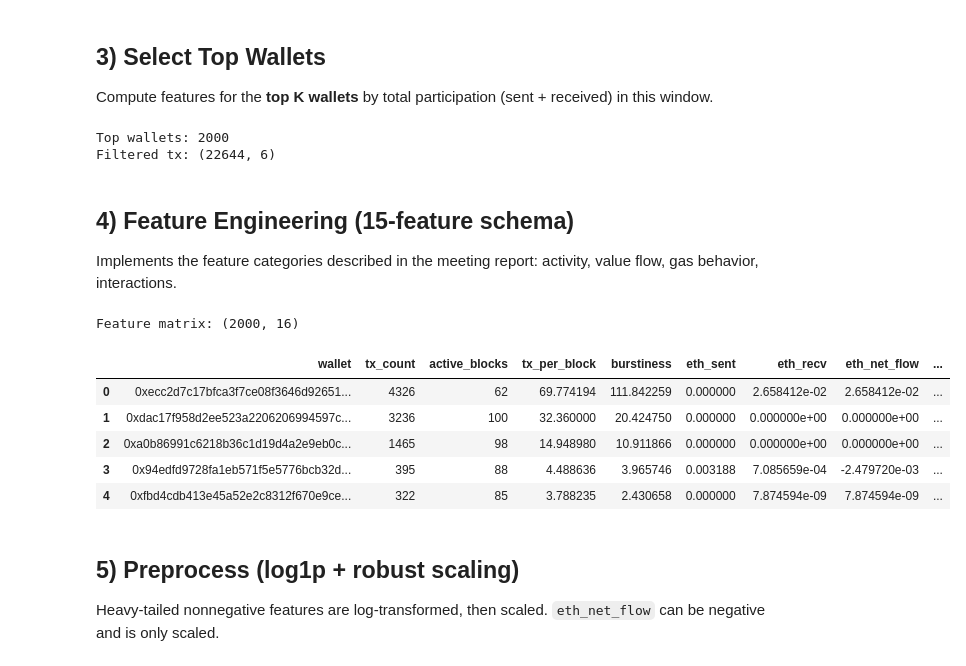
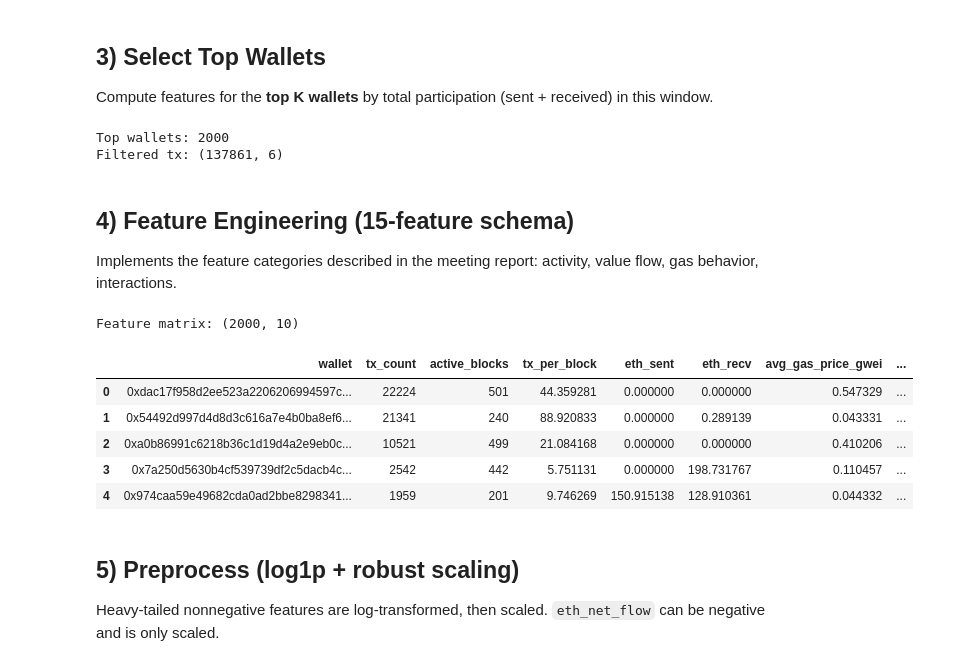
Before and after one commit to KaiiB/chainsense, a Jupyter notebook: chainsense_feature_space.ipynb, the cells around one changed output. Saved outputs shown, nothing was run; the diff lists cells and outputs as text; code cells hidden in the pictures.

```diff
--- a/chainsense_feature_space.ipynb
+++ b/chainsense_feature_space.ipynb
@@ -13,16 +13,20 @@ from sklearn.decomposition import PCA
 from sklearn.cluster import KMeans
 from sklearn.metrics import silhouette_score
 from sklearn.discriminant_analysis import LinearDiscriminantAnalysis
+import hdbscan
 
 import matplotlib.pyplot as plt
+import plotly.express as px
+import plotly.graph_objects as go
 
 DATA_DIR = Path("data")
-TX_PARQUET = DATA_DIR / "bronze" / "transactions.parquet"
+TX_PARQUET = DATA_DIR / "transactions.parquet"
 
 TOP_K_WALLETS = 2000  # adjust down if memory is tight
 K_RANGE = range(2, 9)
 RANDOM_STATE = 42
 
+
 pd.set_option("display.max_columns", 200)
 # %% [markdown]
 ## 1) (Optional) Ingest from Alchemy (API-dependent)
@@ -108,7 +113,7 @@ print("Top wallets:", len(top_wallets))
 print("Filtered tx:", tx_top.shape)
 # %% [output]
 Top wallets: 2000
-Filtered tx: (22644, 6)
+Filtered tx: (137861, 6)
 # %% [markdown]
 ## 4) Feature Engineering (15-feature schema)
 Implements the feature categories described in the meeting report: activity, value flow, gas behavior, interactions.
@@ -153,46 +158,46 @@ avg_tx_value = g["value_eth"].mean().fillna(0).rename("avg_tx_value")
 avg_gas = g["gas"].mean().fillna(0).rename("avg_gas")
 avg_gas_price_gwei = g["gas_price_gwei"].mean().fillna(0).rename("avg_gas_price_gwei")
 both["gas_spent_eth"] = (both["gas"].astype(np.float64) * both["gas_price"].astype(np.float64)) / WEI_PER_ETH
 total_gas_spent_eth = g["gas_spent_eth"].sum().fillna(0).rename("total_gas_spent_eth")
 
 # Interactions
 unique_counterparties = g["counterparty"].nunique().rename("unique_counterparties")
 unique_contracts = sent[sent["to_is_contract"]].groupby("wallet")["counterparty"].nunique().rename("unique_contracts").reindex(top_wallets, fill_value=0)
 contract_interaction_rate = sent.groupby("wallet")["to_is_contract"].mean().rename("contract_interaction_rate").reindex(top_wallets, fill_value=0)
 
 cp_counts = both.groupby(["wallet", "counterparty"]).size().rename("cp_tx").reset_index()
 cp_total = cp_counts.groupby("wallet")["cp_tx"].sum()
 cp_counts["p"] = cp_counts.apply(lambda r: r["cp_tx"] / cp_total.loc[r["wallet"]], axis=1)
 counterparty_concentration = cp_counts.groupby("wallet")["p"].apply(lambda p: float(np.sum(p.values**2))).rename("counterparty_concentration")
 
 features = pd.concat([
     tx_count.reindex(top_wallets, fill_value=0),
     active_blocks.reindex(top_wallets, fill_value=0),
     tx_per_block.reindex(top_wallets, fill_value=0),
-    burstiness.reindex(top_wallets, fill_value=0),
+    # burstiness.reindex(top_wallets, fill_value=0),
     eth_sent.reindex(top_wallets, fill_value=0),
     eth_recv.reindex(top_wallets, fill_value=0),
-    eth_net_flow.reindex(top_wallets, fill_value=0),
-    avg_tx_value.reindex(top_wallets, fill_value=0),
-    avg_gas.reindex(top_wallets, fill_value=0),
+    # eth_net_flow.reindex(top_wallets, fill_value=0),
+    # avg_tx_value.reindex(top_wallets, fill_value=0),
+    # avg_gas.reindex(top_wallets, fill_value=0),
     avg_gas_price_gwei.reindex(top_wallets, fill_value=0),
     total_gas_spent_eth.reindex(top_wallets, fill_value=0),
     unique_counterparties.reindex(top_wallets, fill_value=0),
     unique_contracts.reindex(top_wallets, fill_value=0),
-    contract_interaction_rate.reindex(top_wallets, fill_value=0),
-    counterparty_concentration.reindex(top_wallets, fill_value=0),
+    # contract_interaction_rate.reindex(top_wallets, fill_value=0),
+    # counterparty_concentration.reindex(top_wallets, fill_value=0),
 ], axis=1).reset_index().rename(columns={"index": "wallet"})
 
 print("Feature matrix:", features.shape)
 features.head()
 # %% [output]
-Feature matrix: (2000, 16)
+Feature matrix: (2000, 10)
-|  | wallet | tx_count | active_blocks | tx_per_block | burstiness | eth_sent | eth_recv | eth_net_flow | ... |
-| 0 | 0xecc2d7c17bfca3f7ce08f3646d92651... | 4326 | 62 | 69.774194 | 111.842259 | 0.000000 | 2.658412e-02 | 2.658412e-02 | ... |
-| 1 | 0xdac17f958d2ee523a2206206994597c... | 3236 | 100 | 32.360000 | 20.424750 | 0.000000 | 0.000000e+00 | 0.000000e+00 | ... |
-| 2 | 0xa0b86991c6218b36c1d19d4a2e9eb0c... | 1465 | 98 | 14.948980 | 10.911866 | 0.000000 | 0.000000e+00 | 0.000000e+00 | ... |
-| 3 | 0x94edfd9728fa1eb571f5e5776bcb32d... | 395 | 88 | 4.488636 | 3.965746 | 0.003188 | 7.085659e-04 | -2.479720e-03 | ... |
-| 4 | 0xfbd4cdb413e45a52e2c8312f670e9ce... | 322 | 85 | 3.788235 | 2.430658 | 0.000000 | 7.874594e-09 | 7.874594e-09 | ... |
+|  | wallet | tx_count | active_blocks | tx_per_block | eth_sent | eth_recv | avg_gas_price_gwei | ... |
+| 0 | 0xdac17f958d2ee523a2206206994597c... | 22224 | 501 | 44.359281 | 0.000000 | 0.000000 | 0.547329 | ... |
+| 1 | 0x54492d997d4d8d3c616a7e4b0ba8ef6... | 21341 | 240 | 88.920833 | 0.000000 | 0.289139 | 0.043331 | ... |
+| 2 | 0xa0b86991c6218b36c1d19d4a2e9eb0c... | 10521 | 499 | 21.084168 | 0.000000 | 0.000000 | 0.410206 | ... |
+| 3 | 0x7a250d5630b4cf539739df2c5dacb4c... | 2542 | 442 | 5.751131 | 0.000000 | 198.731767 | 0.110457 | ... |
+| 4 | 0x974caa59e49682cda0ad2bbe8298341... | 1959 | 201 | 9.746269 | 150.915138 | 128.910361 | 0.044332 | ... |
 # %% [markdown]
 ## 5) Preprocess (log1p + robust scaling)
 Heavy-tailed nonnegative features are log-transformed, then scaled. `eth_net_flow` can be negative and is only scaled.
```
Also changed, not shown: parts of 11 cells of this notebook, 3 other files.
